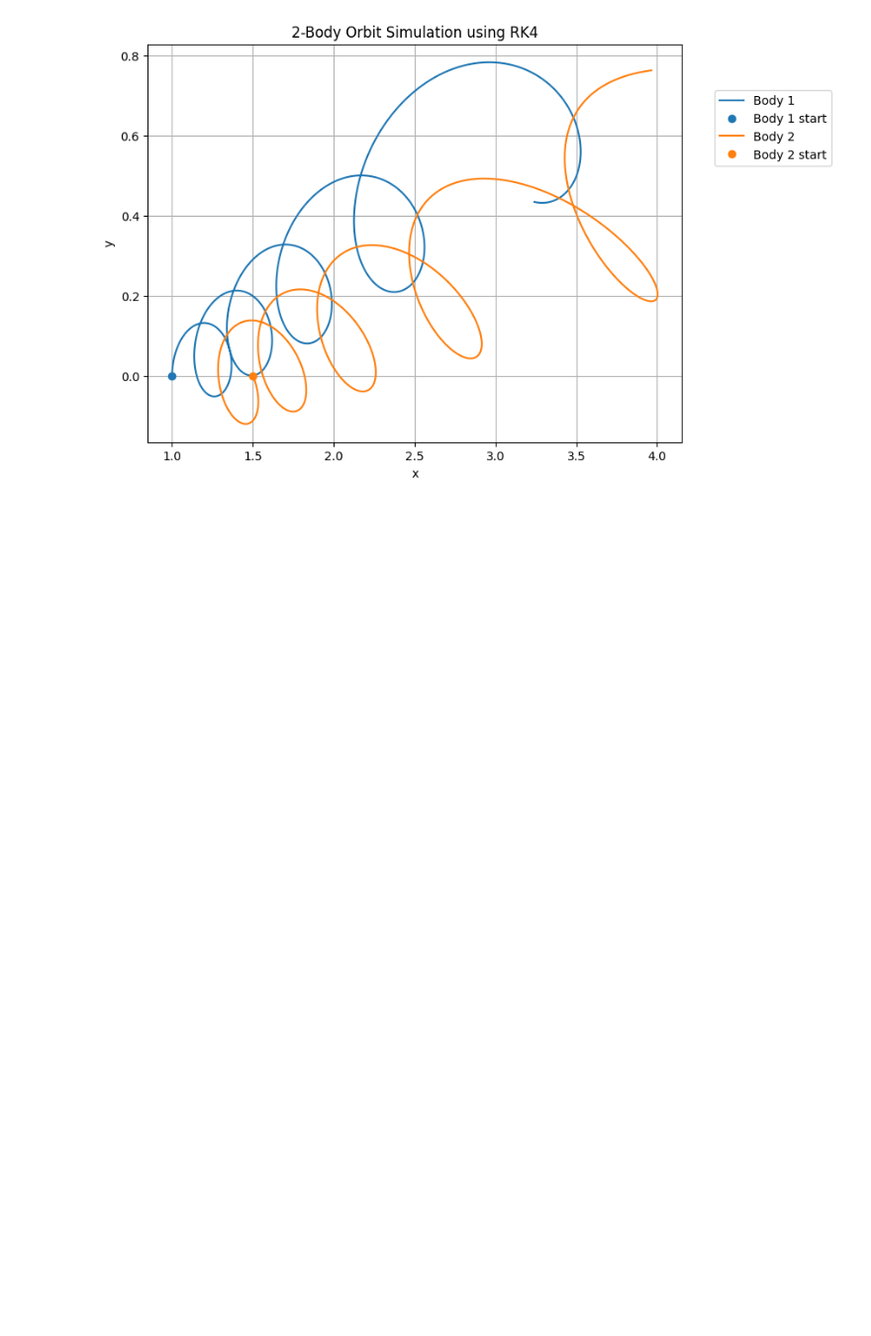
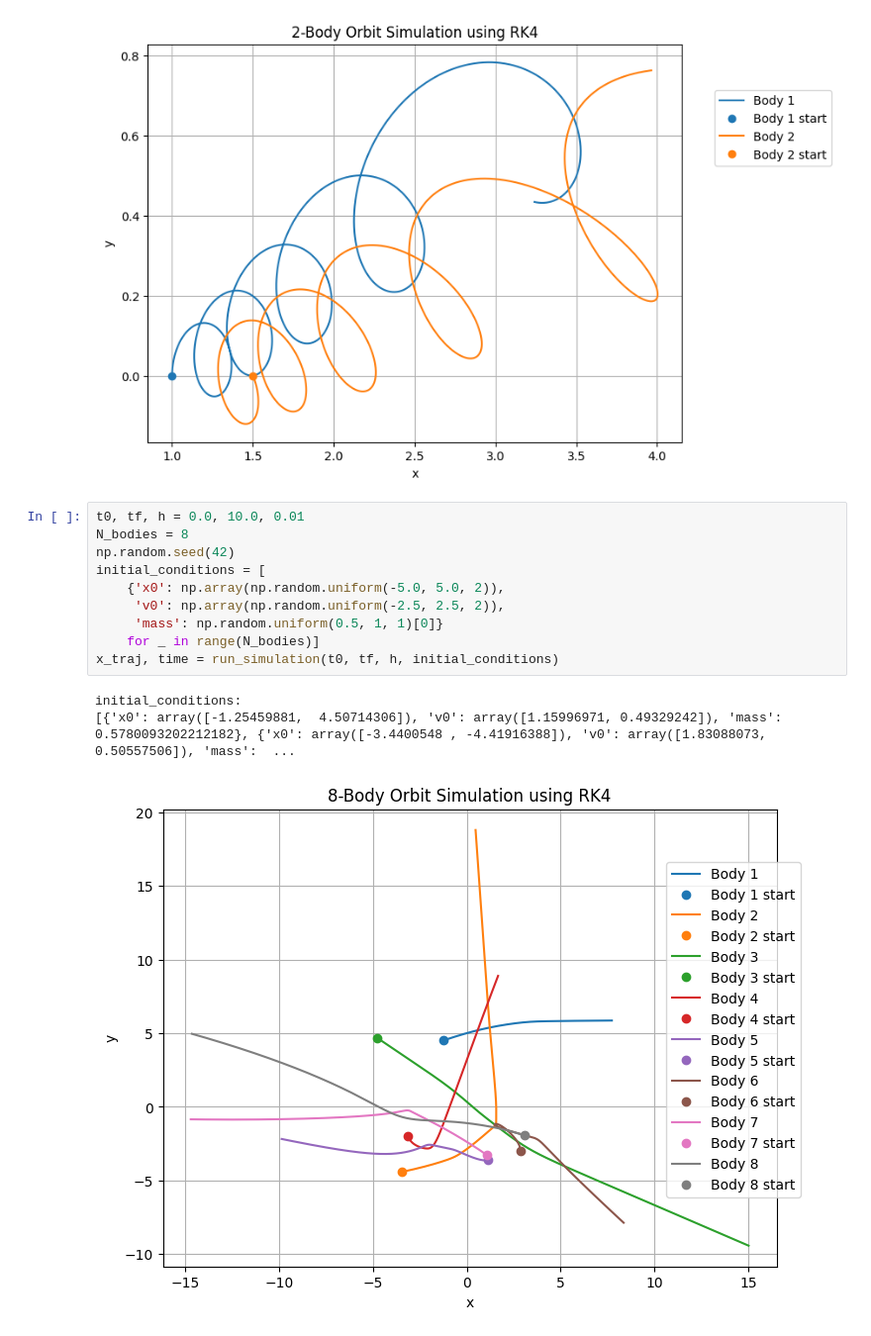
Before and after one commit to 9VZZH7/SatelliteOrbits, a Jupyter notebook: two_bodies/RK_N_bodies.ipynb, the cells around one changed output. Shown at 99% size. Saved outputs shown, nothing was run; the diff lists cells and outputs as text; blank space fills up the shorter version.

Commit message:
adding simulation with 8-bodies with random initial conditions

```diff
--- a/two_bodies/RK_N_bodies.ipynb
+++ b/two_bodies/RK_N_bodies.ipynb
@@ -102,3 +103,17 @@ t0, tf, h = 0.0, 10.0, 0.001
 x_traj, time = run_simulation(t0, tf, h, initial_conditions)
 # %% [output]
 [figure]
+# %%
+t0, tf, h = 0.0, 10.0, 0.01
+N_bodies = 8
+np.random.seed(42)
+initial_conditions = [
+    {'x0': np.array(np.random.uniform(-5.0, 5.0, 2)),
+     'v0': np.array(np.random.uniform(-2.5, 2.5, 2)),
+     'mass': np.random.uniform(0.5, 1, 1)[0]}
+    for _ in range(N_bodies)]
+x_traj, time = run_simulation(t0, tf, h, initial_conditions)
+# %% [output]
+initial_conditions:
+[{'x0': array([-1.25459881,  4.50714306]), 'v0': array([1.15996971, 0.49329242]), 'mass': 0.5780093202212182}, {'x0': array([-3.4400548 , -4.41916388]), 'v0': array([1.83088073, 0.50557506]), 'mass':  ...
+[figure, added]
```
Also changed, not shown: parts of 1 cell of this notebook.
